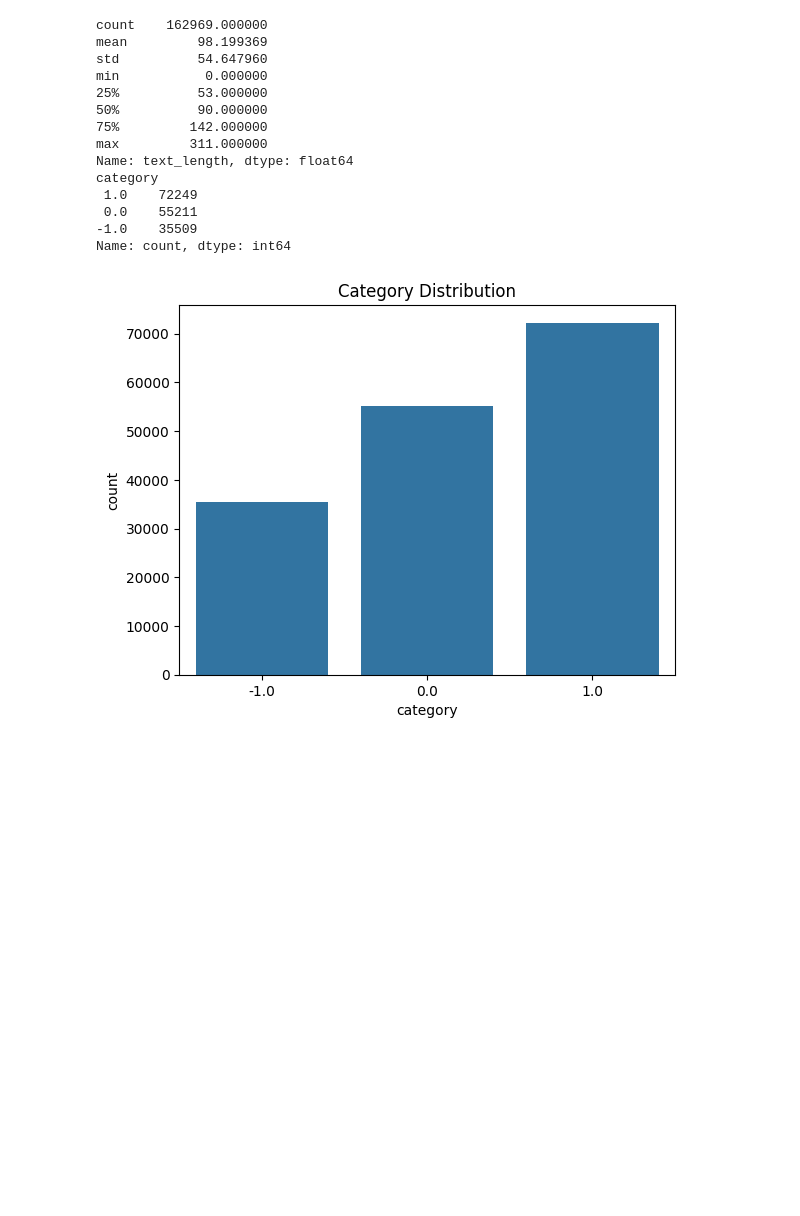
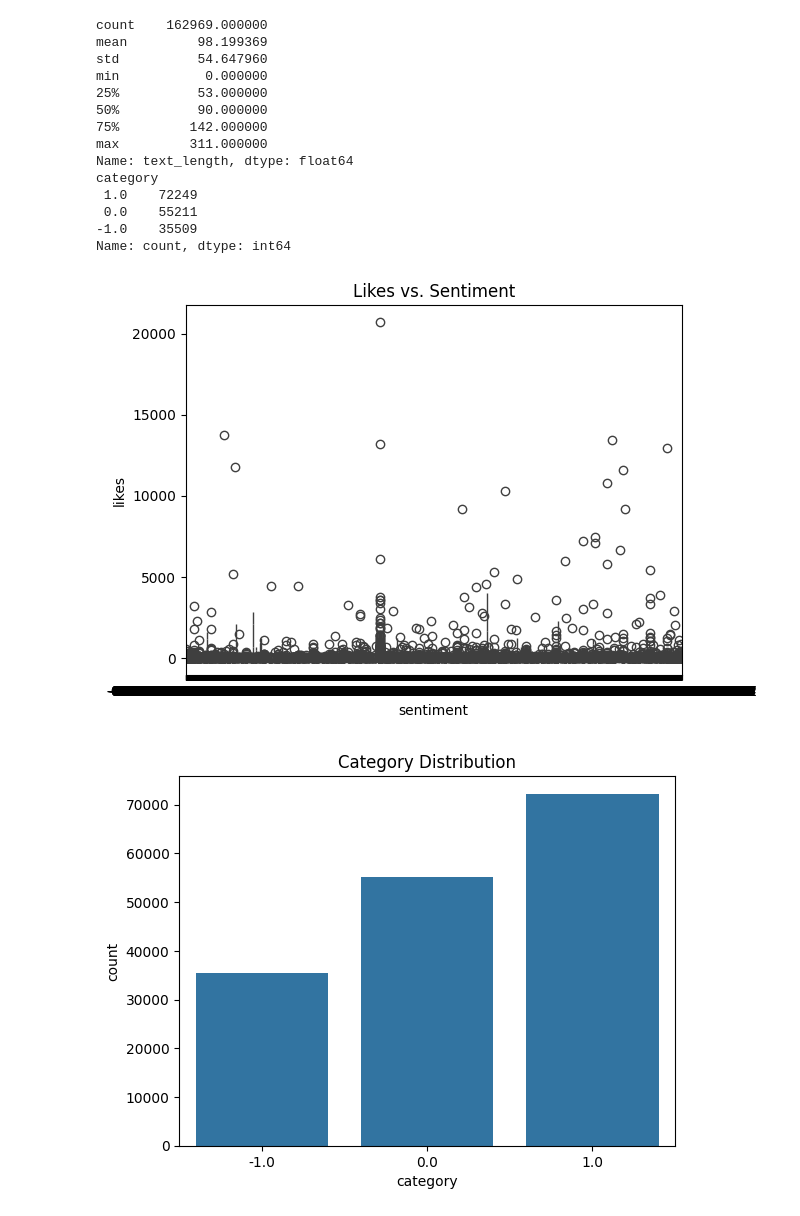
Before and after one commit to ShubhamSingh030/Final-Project-Social-Media-Impact-On-Public-Opinion, a Jupyter notebook: Final_Project.ipynb, the cells around one changed output. Saved outputs shown, nothing was run; the diff lists cells and outputs as text; code cells hidden in the pictures; blank space fills up the shorter version.

```diff
--- a/Final_Project.ipynb
+++ b/Final_Project.ipynb
@@ -523,6 +552,13 @@ category
  0.0    55211
 -1.0    35509
 Name: count, dtype: int64
+# %%
+# Engagement vs. Sentiment
+sns.boxplot(x='sentiment', y='likes', data=tweets_data)
+plt.title('Likes vs. Sentiment')
+plt.show()
+# %% [output]
+[figure, added]
 # %%
 # Visualization
 
```
Also changed, not shown: parts of 6 cells of this notebook, 3 other files.
